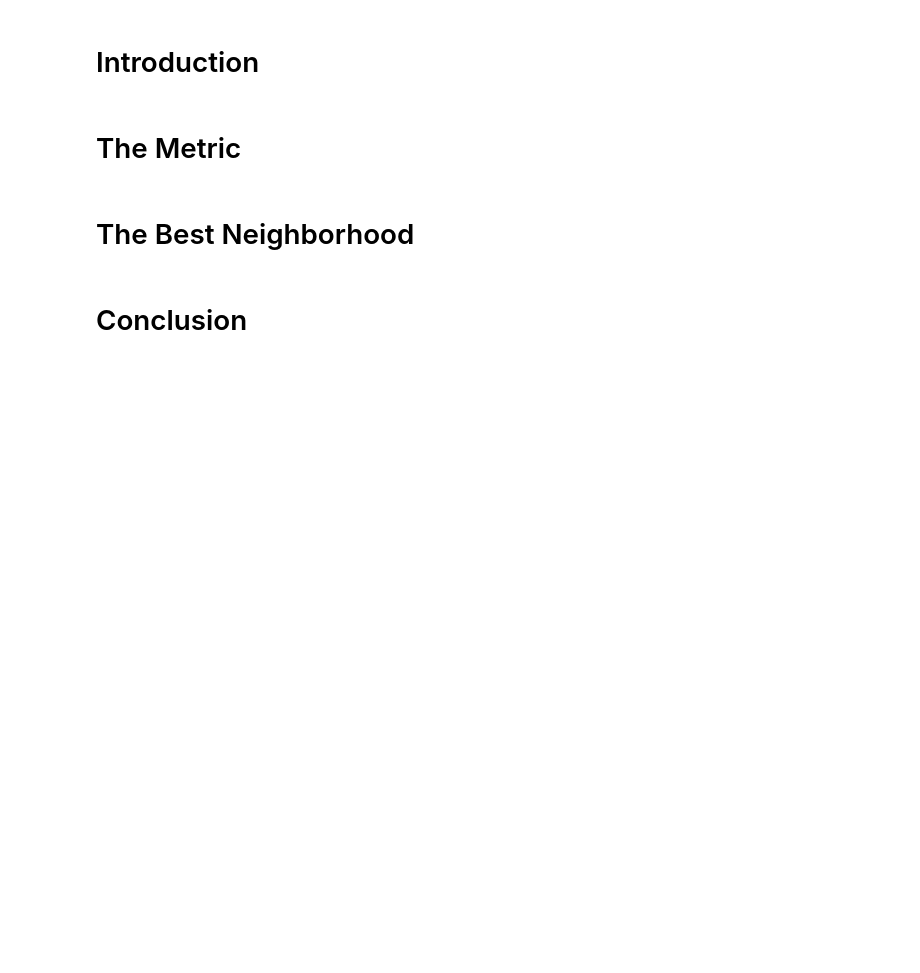
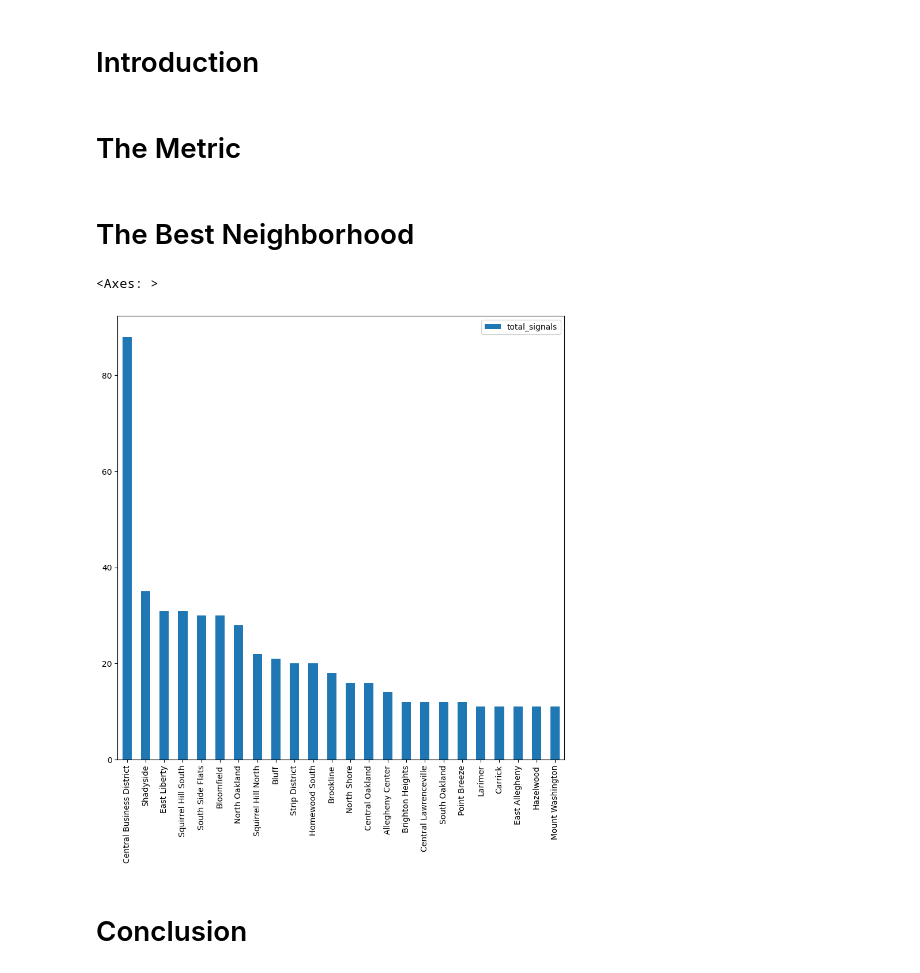
Before and after one commit to pollynaneva/finalneighborhoodproject, a Jupyter notebook: groupNotebook.ipynb, the cells around one changed output. Cells and saved outputs as stored; diff of their text form; code cells hidden in the pictures; blank space fills up the shorter version.

```diff
--- a/groupNotebook.ipynb
+++ b/groupNotebook.ipynb
@@ -24,5 +24,35 @@ conclusion - Geffen
 # The Metric
 # %% [markdown]
 # The Best Neighborhood
+# %%
+import pandas as pd
+import matplotlib.pyplot as plt
+
+signalInter = pd.read_csv("SignalizedIntersections.csv")
+
+#count the amount of signalized intersections per neighborhood
+
+neighborhoodDict = dict()
+
+for value, row in signalInter.iterrows():
+    neighborhood = row["neighborhood"]
+    if neighborhood in neighborhoodDict and pd.notna(neighborhood):
+        neighborhoodDict[neighborhood] += 1
+    else:
+        neighborhoodDict[neighborhood] = 1
+
+dataFrameSums = pd.Series(neighborhoodDict)
+
+dataFrameSums= {'total_signals':dataFrameSums}
+dataFrameSums=pd.DataFrame(dataFrameSums)
+
+reduced = dataFrameSums[dataFrameSums["total_signals"]>10]
+increasingSorted = reduced.sort_values(by = 'total_signals', ascending = False)
+#plot a bar graph
+
+increasingSorted.plot.bar(figsize=(10, 10))
+# %% [output]
+<Axes: >
+[figure, added]
 # %% [markdown]
 # Conclusion
```
